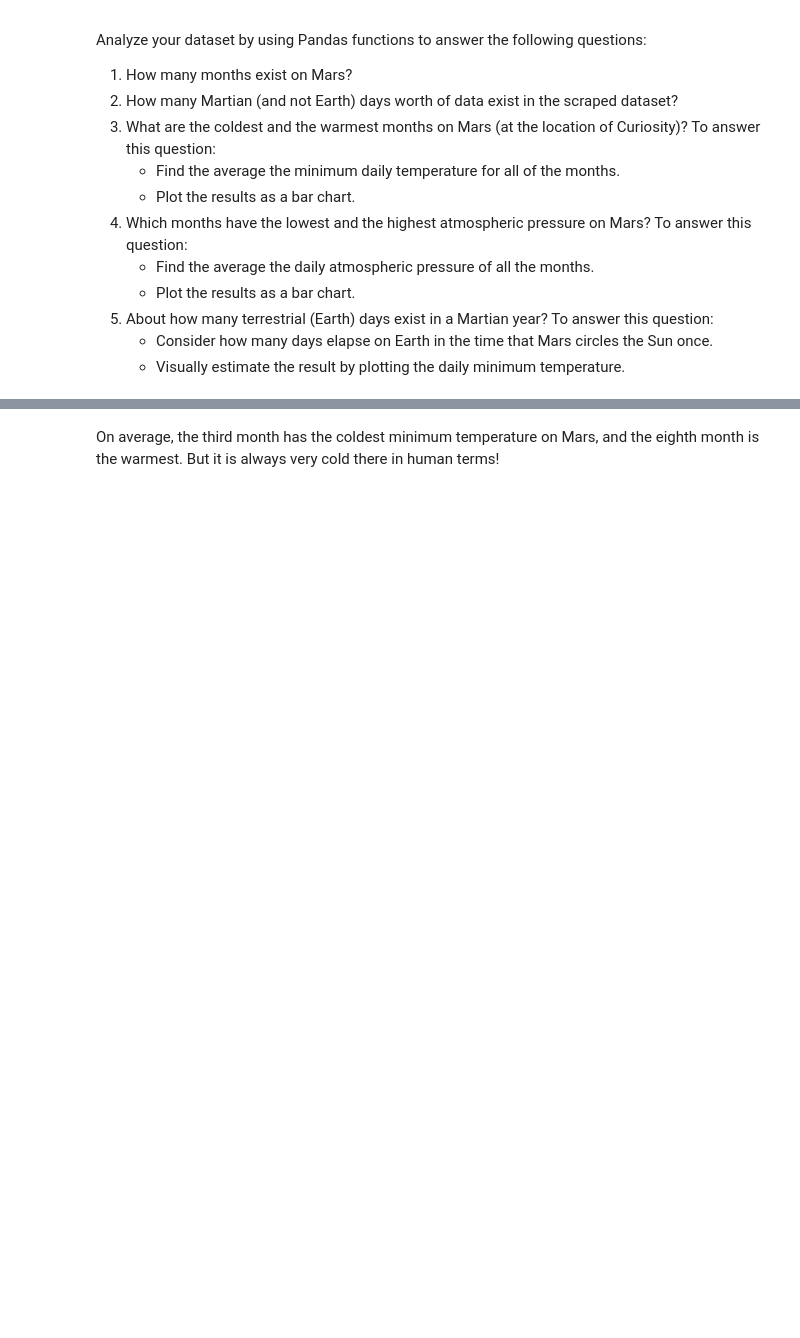
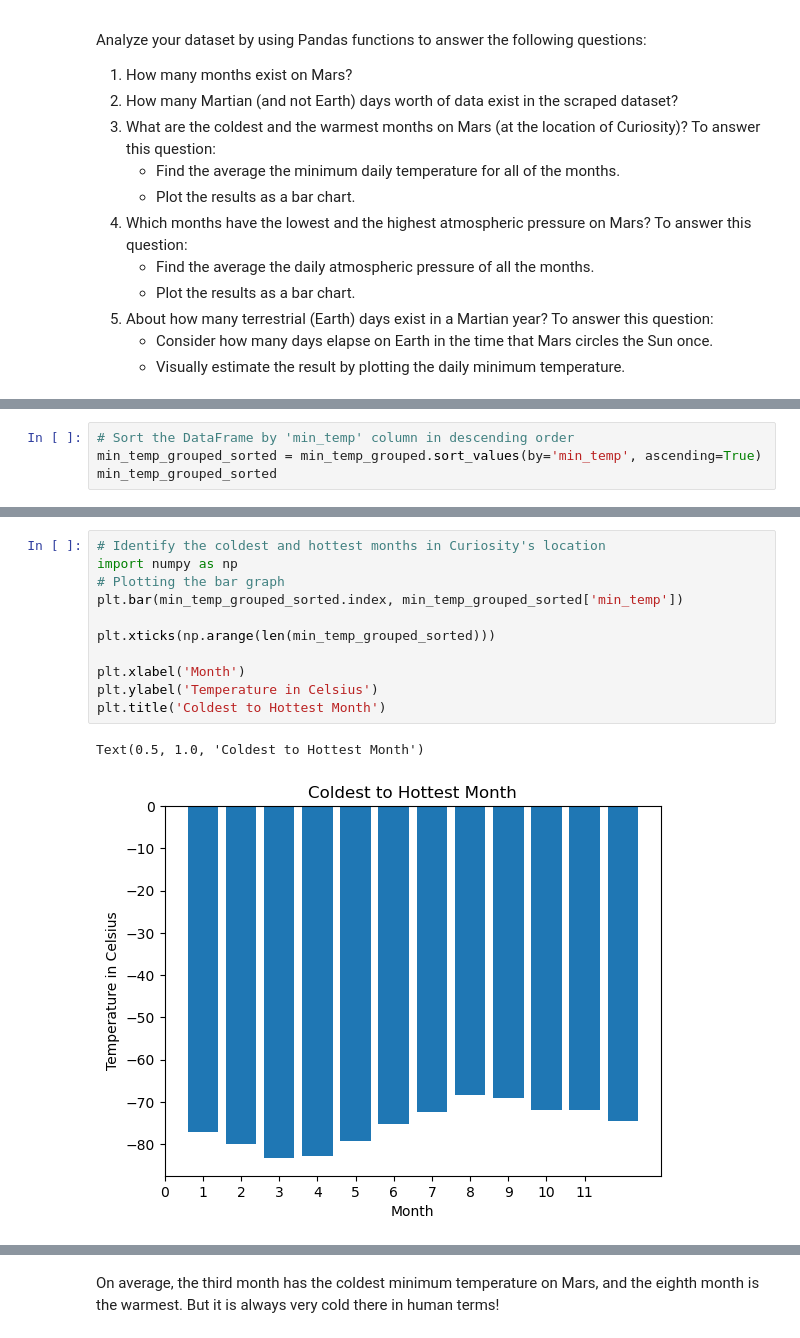
Before and after one commit to adhithirag/Mars_WebScraping_Challenge, a Jupyter notebook: part_2_mars_weather.ipynb, the cells around one changed output, grey strips where cells are left out. Drawn from its saved outputs; the diff is of its cells as text; blank space fills up the shorter version.

```diff
--- a/part_2_mars_weather.ipynb
+++ b/part_2_mars_weather.ipynb
@@ -320,0 +307,4 @@ Name: min_temp, dtype: float64
+# %%
+# Sort the DataFrame by 'min_temp' column in descending order
+min_temp_grouped_sorted = min_temp_grouped.sort_values(by='min_temp', ascending=True)
+min_temp_grouped_sorted
@@ -320,0 +326,14 @@ Name: min_temp, dtype: float64
+# %%
+# Identify the coldest and hottest months in Curiosity's location
+import numpy as np
+# Plotting the bar graph
+plt.bar(min_temp_grouped_sorted.index, min_temp_grouped_sorted['min_temp'])
+
+plt.xticks(np.arange(len(min_temp_grouped_sorted)))
+
+plt.xlabel('Month')
+plt.ylabel('Temperature in Celsius')
+plt.title('Coldest to Hottest Month')
+# %% [output]
+Text(0.5, 1.0, 'Coldest to Hottest Month')
+[figure, added]
```
Also changed, not shown: parts of 30 cells of this notebook, 2 other files.
